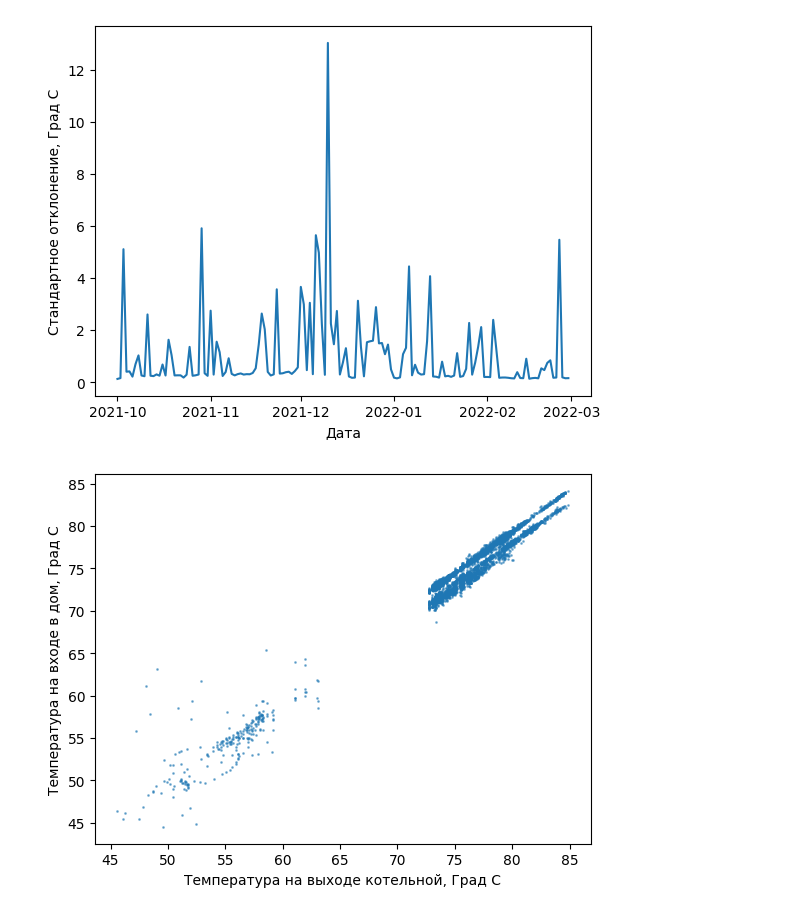
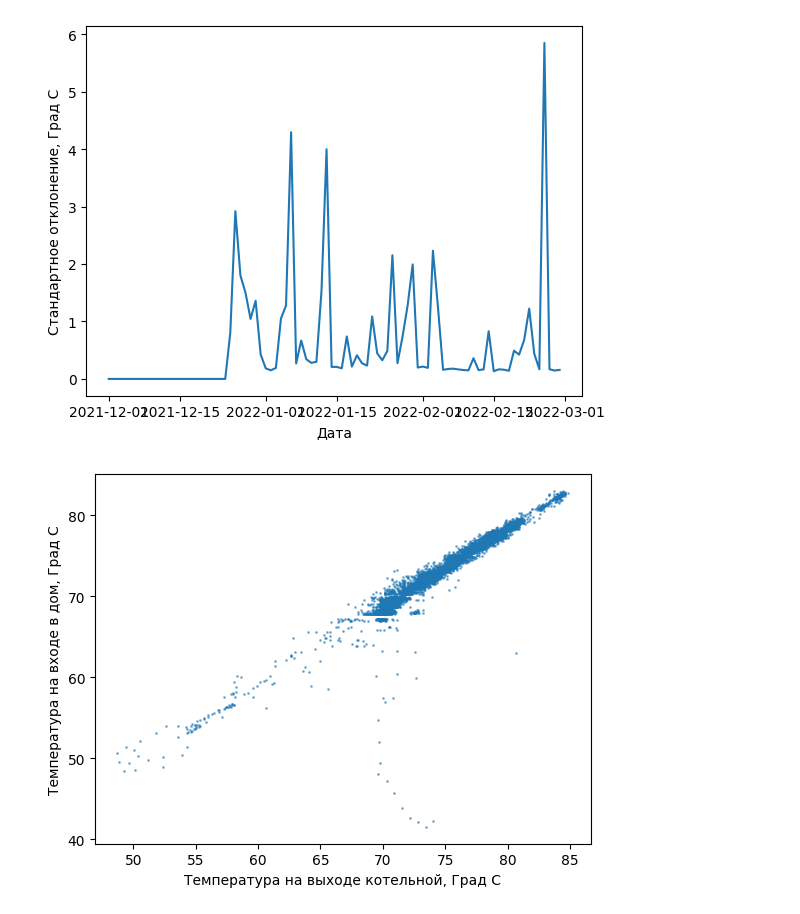
Before and after one commit to cool-soft/boiler-forge-chernushka, a Jupyter notebook: prepocess_house.ipynb, the cells around one changed output. Cells and saved outputs as stored; diff of their text form; code cells hidden in the pictures.

```diff
--- a/prepocess_house.ipynb
+++ b/prepocess_house.ipynb
@@ -7,7 +7,7 @@ import numpy as np
 SRC_HOUSE_DATASET_PATH = os.path.abspath("..\\shared_storage\\datasets\\src\\apartment_house\\1.db")
 SRC_BOILER_DATASET_PATH = os.path.abspath("..\\shared_storage\\datasets\\src\\boilers\\144.db")
 
-start_timestamp = pd.Timestamp(2021,10,1,0,0,0, tz=gettz("Asia/Yekaterinburg"))
+start_timestamp = pd.Timestamp(2021,12,1,0,0,0, tz=gettz("Asia/Yekaterinburg"))
 end_timestamp = pd.Timestamp(2022,3,1,0,0,0, tz=gettz("Asia/Yekaterinburg"))
 
 time_tick = pd.Timedelta(minutes=3)
@@ -134,7 +134,7 @@ def print_temp_std_by_day(df):
 # %%
 print_temp_std_by_day(moved_df)
 # %% [output]
-[figure, old version]
+[figure, new version]
 # %%
 def filter2(df, round_step=0.5, delta_to_drop=15):
     df = df.copy()
@@ -154,12 +154,12 @@ def filter2(df, round_step=0.5, delta_to_drop=15):
     return df
 # %%
 filtered_df2 = moved_df.copy()
-#filtered_df2[['x', 'y']] = filtered_df2[['y', 'x']]
+filtered_df2[['x', 'y']] = filtered_df2[['y', 'x']]
 filtered_df2 = filter2(filtered_df2, round_step=0.1, delta_to_drop=5)
-#filtered_df2[['x', 'y']] = filtered_df2[['y', 'x']]
+filtered_df2[['x', 'y']] = filtered_df2[['y', 'x']]
 print_boiler_house_scatter(filtered_df2['x'].to_numpy(), filtered_df2['y'].to_numpy())
 # %% [output]
-[figure, old version]
+[figure, new version]
 # %%
 def filter(df, round_step=0.5):
     df = df.copy()
```
Also changed, not shown: parts of 6 cells of this notebook.
